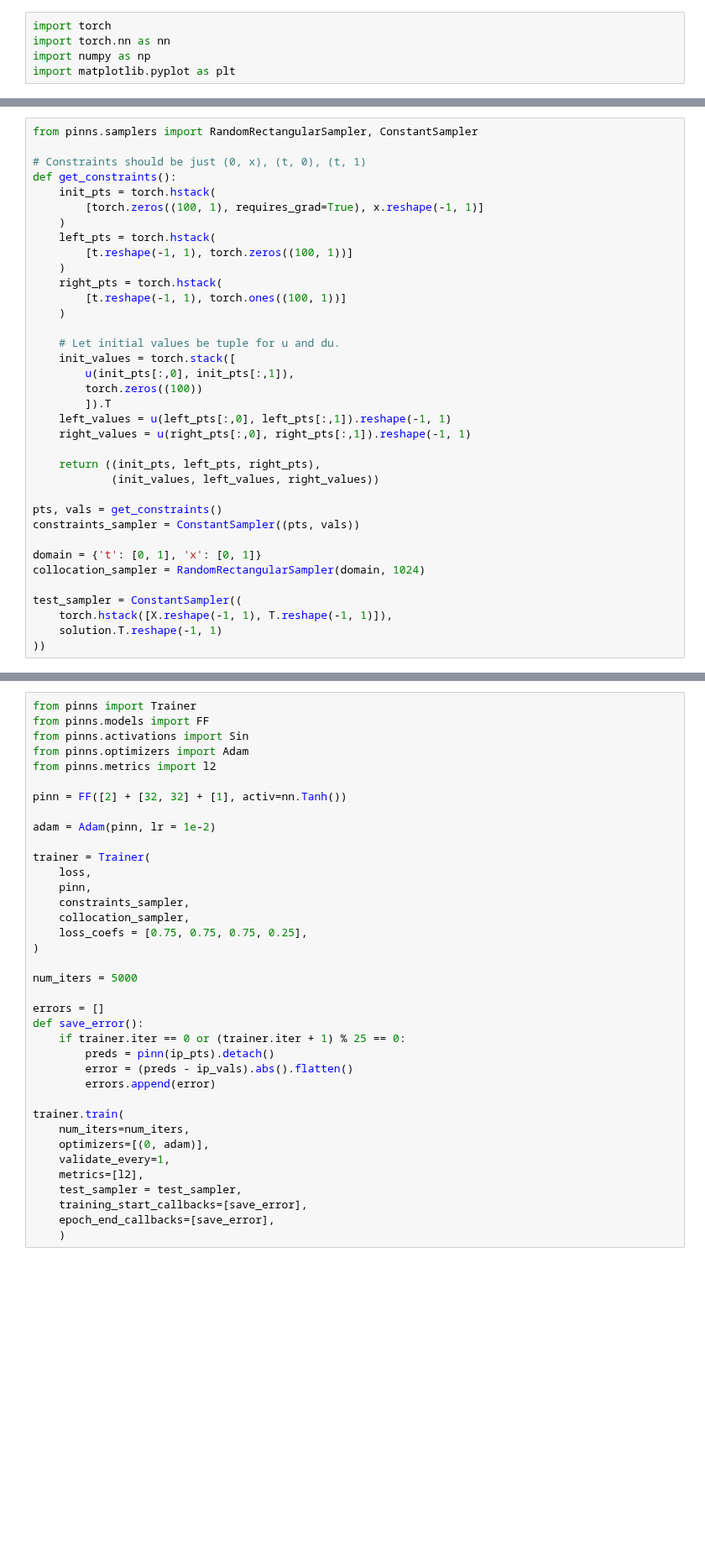
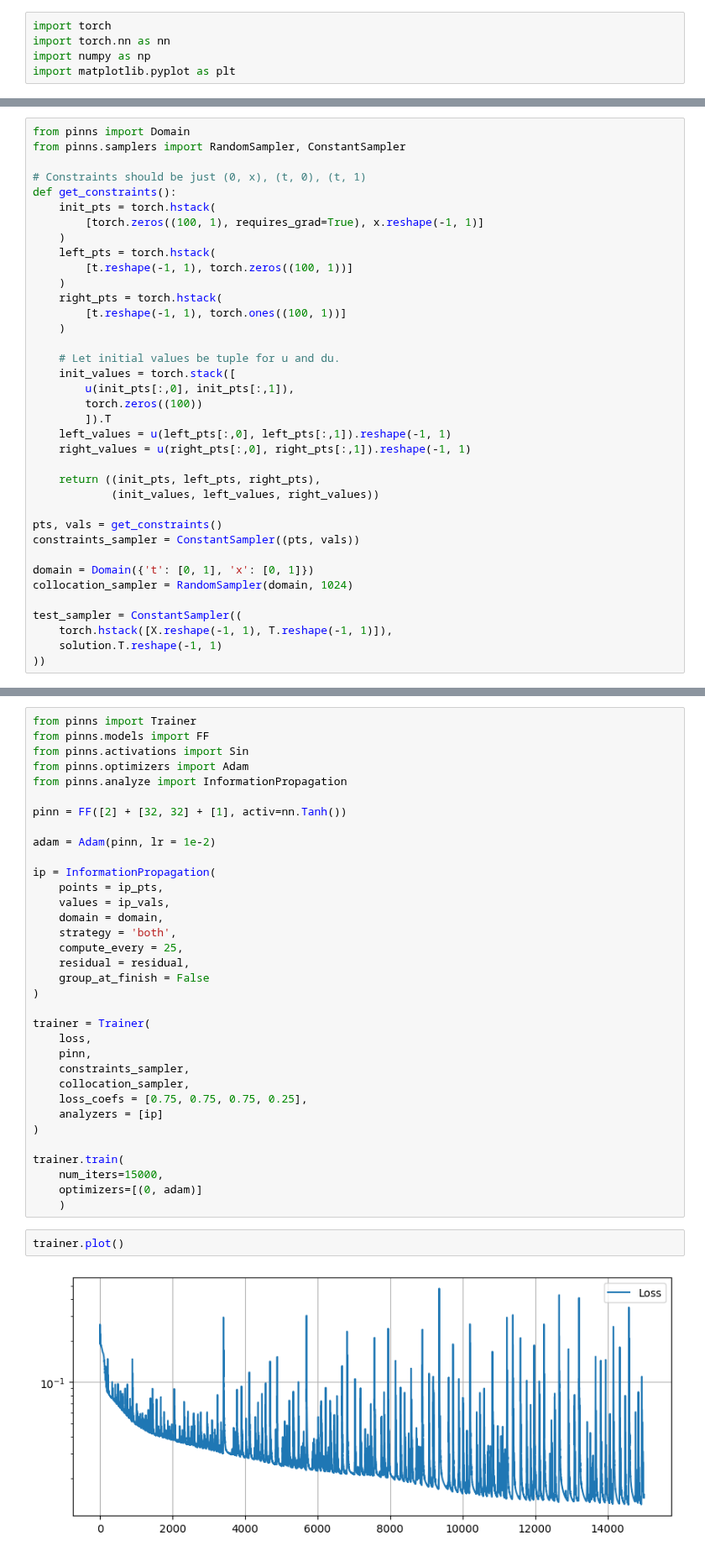
Before and after one commit to DaniilLaptev/pinns, a Jupyter notebook: experiments/information propagation/wave.ipynb, the cells around one changed output, grey strips where cells are left out. Shown at 84% size. Drawn from its saved outputs; the diff is of its cells as text; blank space fills up the shorter version.

Commit message:
Added basic information propagation analyzer

```diff
--- a/experiments/information propagation/wave.ipynb
+++ b/experiments/information propagation/wave.ipynb
@@ -41,7 +41,8 @@ ax.plot_surface(X, T, solution, cmap='viridis')
 <mpl_toolkits.mplot3d.art3d.Poly3DCollection at 0x...>
 [figure]
 # %%
-from pinns.samplers import RandomRectangularSampler, ConstantSampler
+from pinns import Domain
+from pinns.samplers import RandomSampler, ConstantSampler
 
 # Constraints should be just (0, x), (t, 0), (t, 1)
 def get_constraints():
@@ -69,8 +70,8 @@ def get_constraints():
 pts, vals = get_constraints()
 constraints_sampler = ConstantSampler((pts, vals))
 
-domain = {'t': [0, 1], 'x': [0, 1]}
-collocation_sampler = RandomRectangularSampler(domain, 1024)
+domain = Domain({'t': [0, 1], 'x': [0, 1]})
+collocation_sampler = RandomSampler(domain, 1024)
 
 test_sampler = ConstantSampler((
     torch.hstack([X.reshape(-1, 1), T.reshape(-1, 1)]),
@@ -136,11 +140,21 @@ from pinns import Trainer
 from pinns.models import FF
 from pinns.activations import Sin
 from pinns.optimizers import Adam
-from pinns.metrics import l2
+from pinns.analyze import InformationPropagation
 
 pinn = FF([2] + [32, 32] + [1], activ=nn.Tanh())
 
 adam = Adam(pinn, lr = 1e-2)
+
+ip = InformationPropagation(
+    points = ip_pts,
+    values = ip_vals,
+    domain = domain,
+    strategy = 'both',
+    compute_every = 25,
+    residual = residual,
+    group_at_finish = False
+)
 
 trainer = Trainer(
     loss,
@@ -148,26 +162,17 @@ trainer = Trainer(
     constraints_sampler,
     collocation_sampler,
     loss_coefs = [0.75, 0.75, 0.75, 0.25],
+    analyzers = [ip]
 )
 
-num_iters = 5000
-
-errors = []
-def save_error():
-    if trainer.iter == 0 or (trainer.iter + 1) % 25 == 0:
-        preds = pinn(ip_pts).detach()
-        error = (preds - ip_vals).abs().flatten()
-        errors.append(error)
-
 trainer.train(
-    num_iters=num_iters,
-    optimizers=[(0, adam)],
-    validate_every=1,
-    metrics=[l2],
-    test_sampler = test_sampler,
-    training_start_callbacks=[save_error],
-    epoch_end_callbacks=[save_error],
+    num_iters=15000,
+    optimizers=[(0, adam)]
     )
+# %%
+trainer.plot()
+# %% [output]
+[figure, added]
 # %%
 test_pts, test_vals = test_sampler()
 test_pts = [
```
Also changed, not shown: parts of 6 cells of this notebook, 15 other files.
